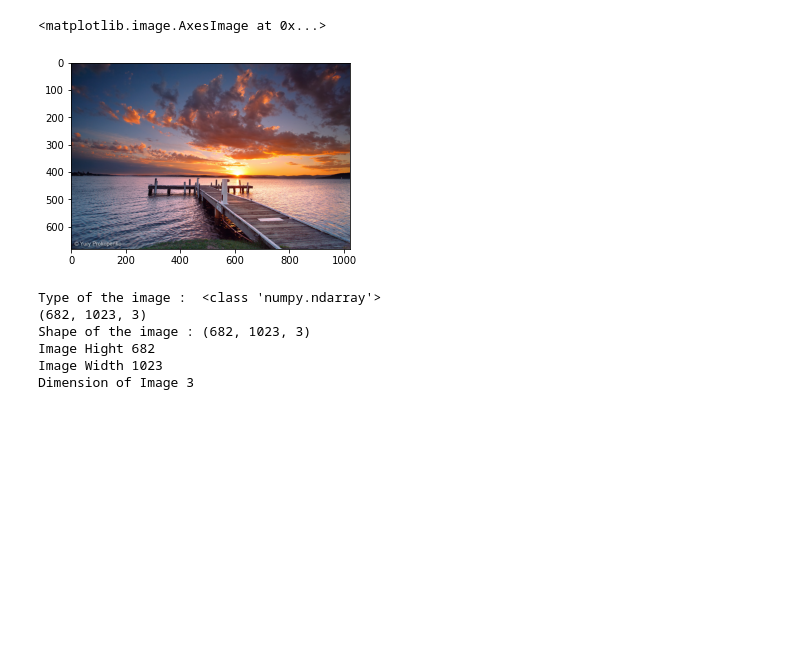
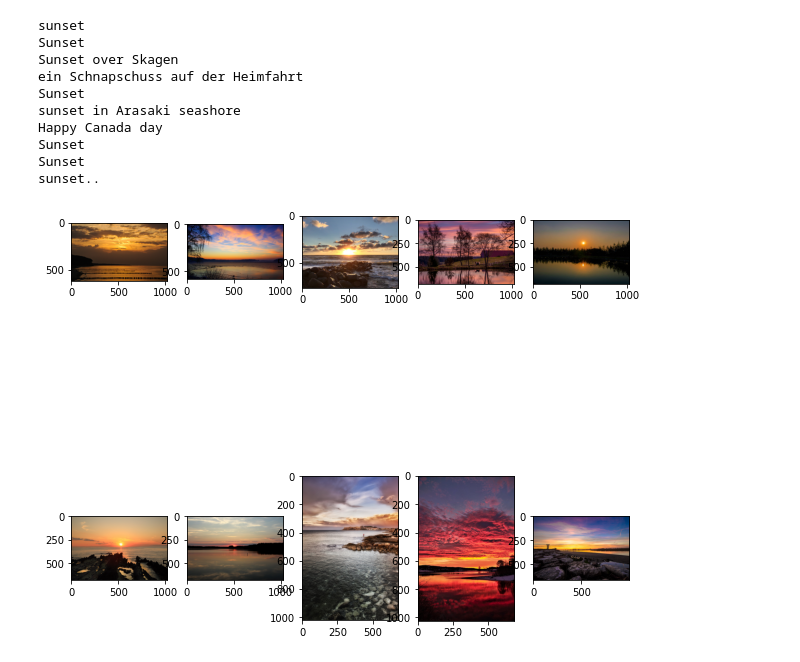
Before and after one commit to kvnshu/horizon, a Jupyter notebook: data-collection-test.ipynb, the cells around one changed output. Saved outputs shown, nothing was run; the diff lists cells and outputs as text; code cells hidden in the pictures; blank space fills up the shorter version.

Commit message:
get flickr images and display on plot

```diff
--- a/data-collection-test.ipynb
+++ b/data-collection-test.ipynb
@@ -1,24 +1,51 @@
 # %%
 import imageio.v3 as iio
 import matplotlib.pyplot as plt
+import requests
 %matplotlib inline
-
-pic = iio.imread('./images/sunset.jpg')
-plt.figure(figsize = (5,5))
-plt.imshow(pic)
-# %% [output]
-<matplotlib.image.AxesImage at 0x...>
-[figure, removed]
+# %%
+api_url = "https://www.flickr.com/services/rest/?method=flickr.photos.search&api_key=f8ac40eee0aacfa3be6dee0cbac63930" +\
+            "&tags=sunset" +\
+            "&text=sunset%20landscape" +\
+            "&content_type=1" +\
+            "&has_geo=1" +\
+            "&sort=interestingness-desc" +\
+            "&extras=date_taken%2C+geo%2C+url_o" +\
+            "&format=json&nojsoncallback=1"
+            # "&is_getty=1" +\
+
+res = requests.get(api_url)
+res = res.json()
 # %%
-print('Type of the image : ' , type(pic))
-print('Shape of the image : {}'.format(pic.shape))
-print('Image Hight {}'.format(pic.shape[0]))
-print('Image Width {}'.format(pic.shape[1]))
-print('Dimension of Image {}'.format(pic.ndim))
+# photoTest = res['photos']['photo'][3]
+# imgUrlTest = f'https://live.staticflickr.com/{photo["server"]}/{photo["id"]}_{photo["secret"]}_b.jpg'
+fig = plt.figure(figsize=(10, 10))
+rows = 2
+cols = 5
+
+for i in range(10):
+    photo = res['photos']['photo'][i]
+    print(photo['title'])
+
+    # print(photo["url_o"])
+    imgUrl = f'https://live.staticflickr.com/{photo["server"]}/{photo["id"]}_{photo["secret"]}_b.jpg'
+    pic = iio.imread(imgUrl)
+    # print('Type of the image : ' , type(pic))
+    # print('Shape of the image : {}'.format(pic.shape))
+    # print('Image Hight {}'.format(pic.shape[0]))
+    # print('Image Width {}'.format(pic.shape[1]))
+    # print('Dimension of Image {}'.format(pic.ndim))
+    fig.add_subplot(rows, cols, i+1)
+    plt.imshow(pic)
 # %% [output]
-Type of the image :  <class 'numpy.ndarray'>
-(682, 1023, 3)
-Shape of the image : (682, 1023, 3)
-Image Hight 682
-Image Width 1023
-Dimension of Image 3
+sunset
+Sunset
+Sunset over Skagen
+ein Schnapschuss auf der Heimfahrt
+Sunset
+sunset in Arasaki seashore
+Happy Canada day
+Sunset
+Sunset
+sunset..
+[figure, added]
```
Also changed, not shown: parts of 1 cell of this notebook.
